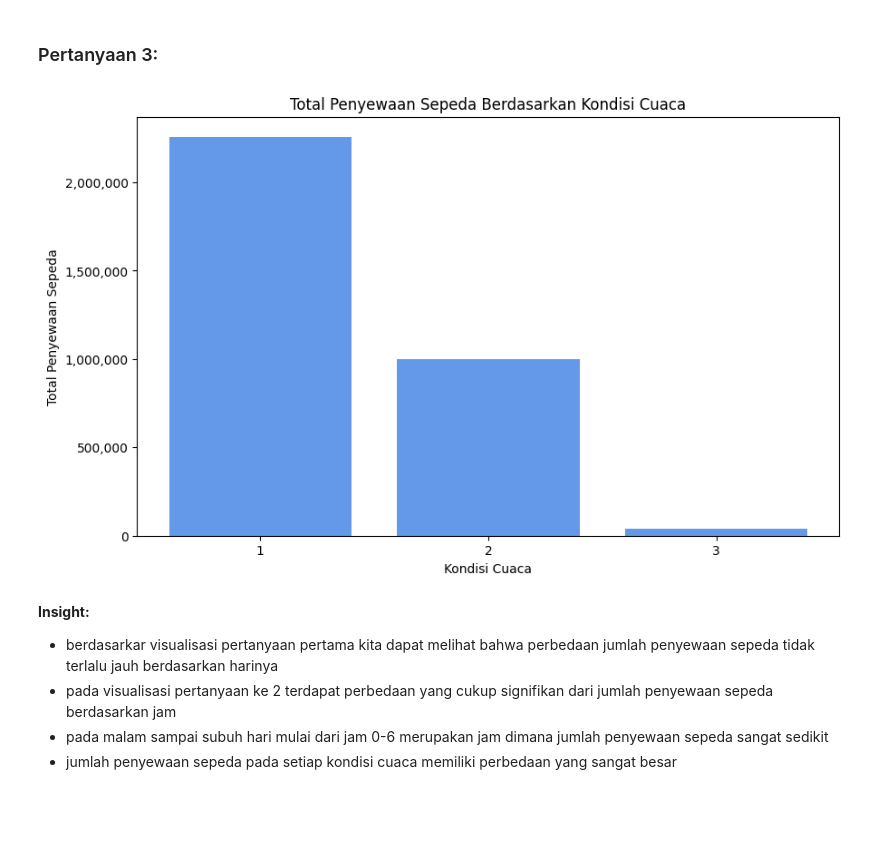
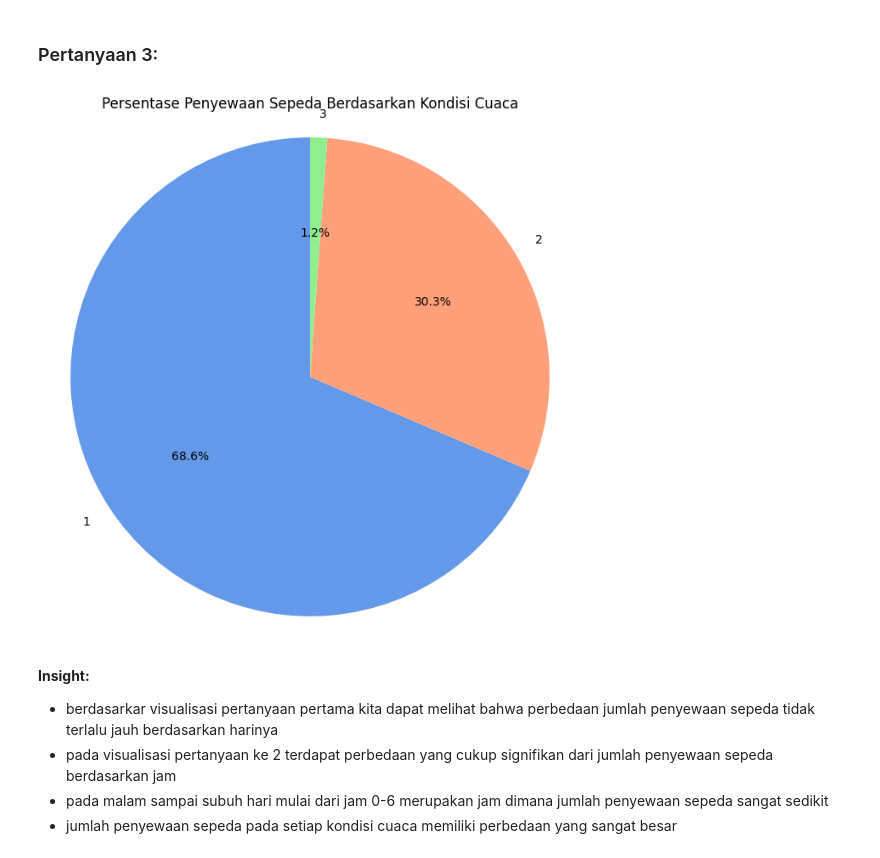
Before and after one commit to frederiksamra/projek-akhir, a Jupyter notebook: notebook.ipynb, the cells around one changed output. Cells and saved outputs as stored; diff of their text form; code cells hidden in the pictures; blank space fills up the shorter version.

```diff
--- a/notebook.ipynb
+++ b/notebook.ipynb
@@ -26,12 +26,12 @@ import matplotlib.ticker as ticker
 ### Gathering Data
 # %%
 #Table Day
-day_df = pd.read_csv("https://raw.githubusercontent.com/frederiksamra/analisis-data-dengan-python/fa5df26b3147871f2918b3c02c7b3024b30aaf0f/day.csv")
+day_df = pd.read_csv("https://raw.githubusercontent.com/frederiksamra/projek-akhir/refs/heads/main/data/day.csv")
 print("\n ===================== Table Day ========================= \n")
 print(day_df.head())
 
 #Table Hour
-hour_df = pd.read_csv("https://raw.githubusercontent.com/frederiksamra/analisis-data-dengan-python/refs/heads/main/hour.csv")
+hour_df = pd.read_csv("https://raw.githubusercontent.com/frederiksamra/projek-akhir/refs/heads/main/data/hour.csv")
 print("\n ===================== Table Hour ========================= \n")
 print(hour_df.head())
 # %% [output]
@@ -228,18 +228,16 @@ plt.show()
 ### Pertanyaan 3:
 # %%
 
-plt.figure(figsize=(10, 6))
-y= dayweather_agg[('cnt', 'sum')]
-x= dayweather_agg.index
-plt.bar(x,y, color='#6499E9')
-plt.xticks(ticks=np.arange(min(x), max(x)+1, 1))
-plt.gca().yaxis.set_major_formatter(ticker.FuncFormatter(lambda x, pos: '{:,.0f}'.format(x)))
-plt.title('Total Penyewaan Sepeda Berdasarkan Kondisi Cuaca')
-plt.xlabel('Kondisi Cuaca')
-plt.ylabel('Total Penyewaan Sepeda')
+plt.figure(figsize=(8, 8))
+
+y = dayweather_agg[('cnt', 'sum')]
+x = dayweather_agg.index
+plt.pie(y, labels=x, autopct='%1.1f%%', startangle=90, colors=['#6499E9', '#FFA07A', '#90EE90', '#FFD700'])
+plt.title('Persentase Penyewaan Sepeda Berdasarkan Kondisi Cuaca')
+plt.axis('equal')
 plt.show()
 # %% [output]
-[figure, old version]
+[figure, new version]
 # %% [markdown]
 **Insight:**
 - berdasarkar visualisasi pertanyaan pertama kita dapat melihat bahwa perbedaan jumlah penyewaan sepeda tidak terlalu jauh berdasarkan harinya
```
Also changed, not shown: parts of 1 cell of this notebook, 2 other files.
